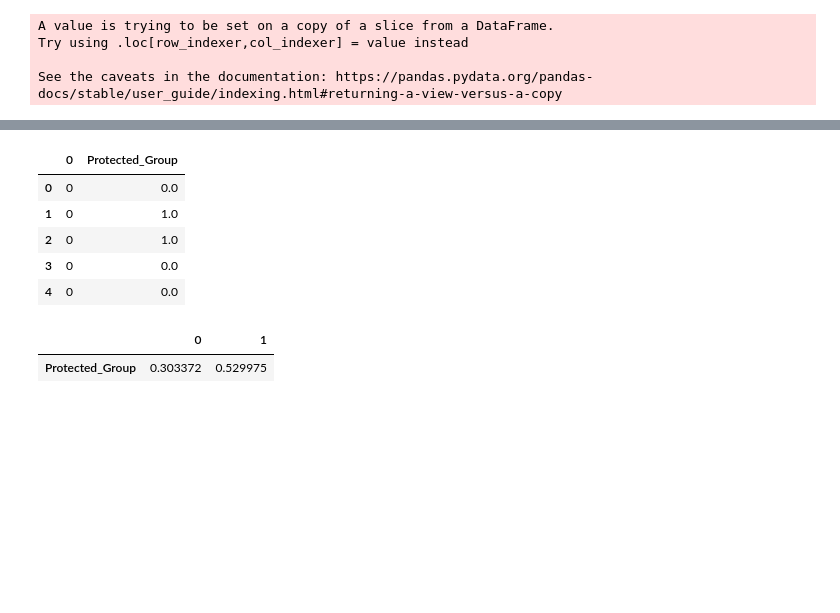
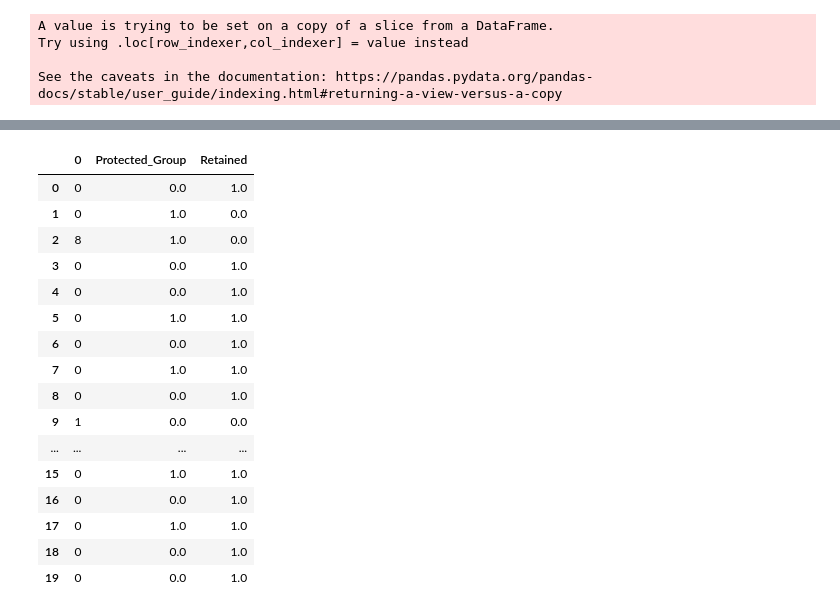
Before and after one commit to ianmburke2233/POIS-0202-Moixa, a Jupyter notebook: Correlations.ipynb, the cells around one changed output, grey strips where cells are left out. Saved outputs shown, nothing was run; the diff lists cells and outputs as text; code cells hidden in the pictures; blank space fills up the shorter version.

```diff
--- a/Correlations.ipynb
+++ b/Correlations.ipynb
@@ -118,7 +137,7 @@ def clusterWCSS(feat_regx, n_clusters):
     plt.show()
 # %%
 def clustering(feat_regx, n_clusters):
-    df = x.filter(regex="{}\d_\d_score".format(feat_regx), axis=1)
+    df = x.filter(regex="{}.*".format(feat_regx), axis=1)
     kmeans = KMeans(n_clusters=n_clusters, init='k-means++', max_iter=300, n_init=10, n_jobs=8)
     kmeans.fit(df)
     pred = kmeans.predict(df)
@@ -172,3 +244,3 @@ clusterWCSS('Scenario', 10)
 # %%
-clusters2 = clustering('Scenario', 2)
+clusters2 = clustering('Scenario\d_\d_score', 10)
 # %% [output]
@@ -224,2 +300,2 @@ test2.groupby('cluster').count().T
 # %%
-corr2 = pd.DataFrame(clusters2).join(pd.DataFrame(x['Protected_Group']))
+corr2 = pd.DataFrame(clusters2).join(pd.DataFrame(x[['Protected_Group', 'Retained']]))
@@ -226,14 +318,20 @@ corr2 = pd.DataFrame(clusters2).join(pd.DataFrame(x['Protected_Group']))
 # %%
-corr2.head(5)
+corr2.head(20)
 # %% [output]
-|  | 0 | Protected_Group |
-| 0 | 0 | 0.0 |
-| 1 | 0 | 1.0 |
-| 2 | 0 | 1.0 |
-| 3 | 0 | 0.0 |
-| 4 | 0 | 0.0 |
+|  | 0 | Protected_Group | Retained |
+| 0 | 0 | 0.0 | 1.0 |
+| 1 | 0 | 1.0 | 0.0 |
+| 2 | 8 | 1.0 | 0.0 |
+| 3 | 0 | 0.0 | 1.0 |
+| 4 | 0 | 0.0 | 1.0 |
+| 5 | 0 | 1.0 | 1.0 |
+| 6 | 0 | 0.0 | 1.0 |
+| 7 | 0 | 1.0 | 1.0 |
+| 8 | 0 | 0.0 | 1.0 |
+| 9 | 1 | 0.0 | 0.0 |
+| ... | ... | ... | ... |
+| 15 | 0 | 1.0 | 1.0 |
+| 16 | 0 | 0.0 | 1.0 |
+| 17 | 0 | 1.0 | 1.0 |
+| 18 | 0 | 0.0 | 1.0 |
+| 19 | 0 | 0.0 | 1.0 |
-# %%
-corr2.crosstab(0).mean().T
-# %% [output]
-|  | 0 | 1 |
-| Protected_Group | 0.303372 | 0.529975 |
```
Also changed, not shown: parts of 34 cells of this notebook.
